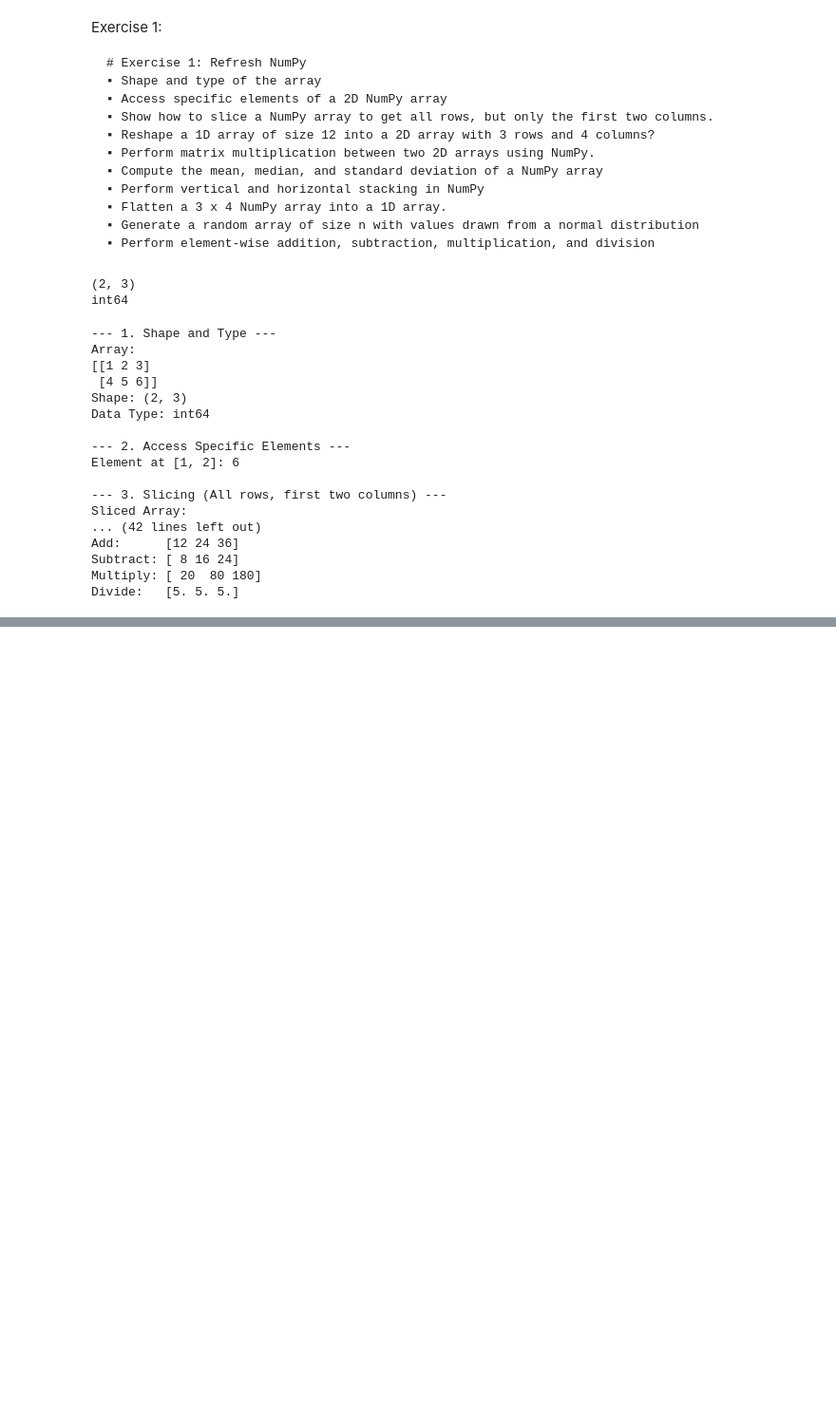
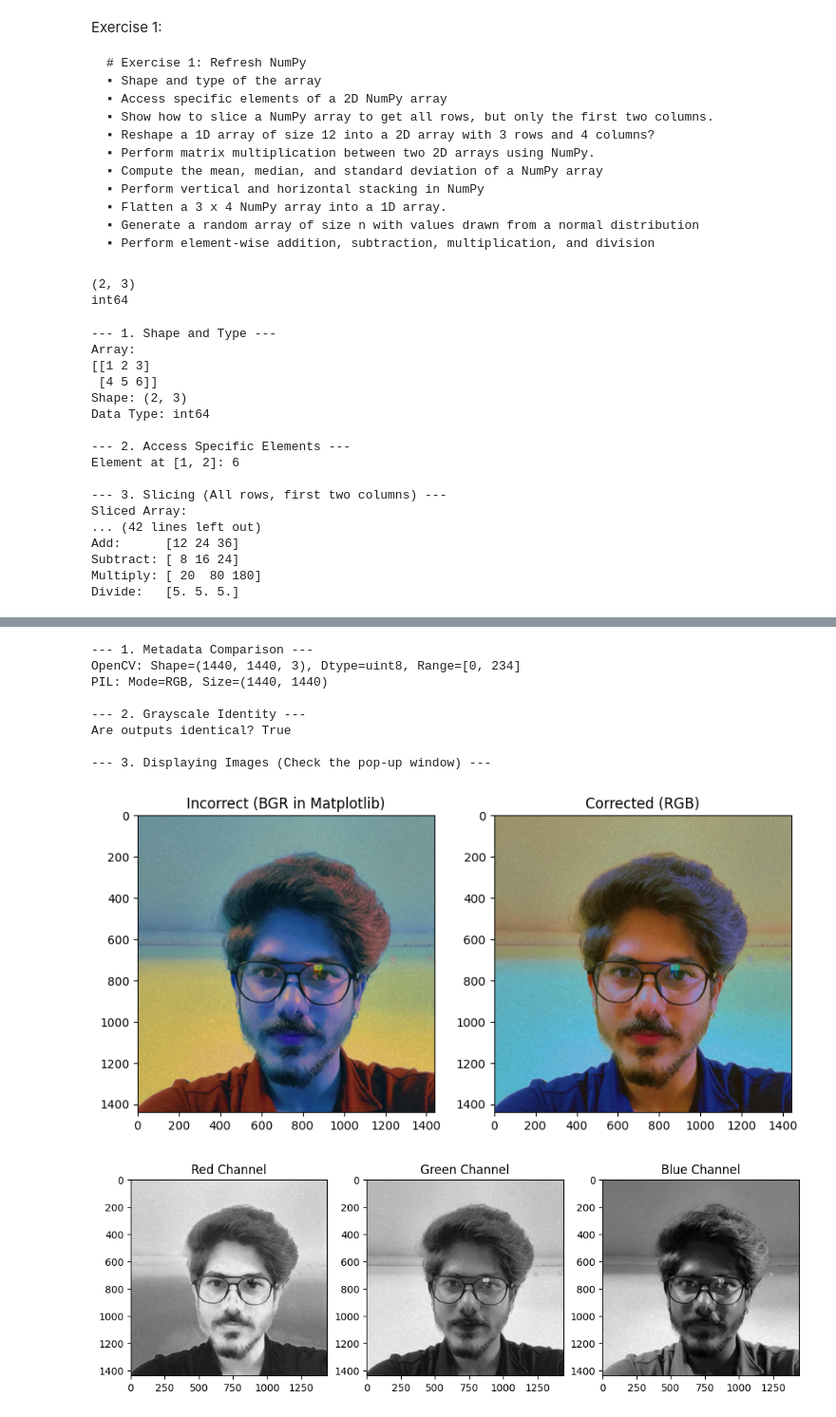
Before and after one commit to ChnssA/deep-learning-subject, a Jupyter notebook: deep_learning_labsheet_1_.ipynb, the cells around one changed output, grey strips where cells are left out. Shown at 95% size. Drawn from its saved outputs; the diff is of its cells as text; code cells hidden in the pictures; blank space fills up the shorter version.

```diff
--- a/deep_learning_labsheet_1_.ipynb
+++ b/deep_learning_labsheet_1_.ipynb
@@ -114,0 +227,77 @@ Divide:   [5. 5. 5.]
+# %%
+import cv2
+import numpy as np
+from PIL import Image
+import matplotlib.pyplot as plt
+# --- 1. Load Image using OpenCV and PIL ---
+img_path = '/content/profile image chnss.jpeg' # Ensure you have an image in your directory
+# OpenCV (Loads as BGR by default)
+cv_img = cv2.imread(img_path)
+# PIL (Loads as RGB by default)
+pil_img = Image.open(img_path)
+print("--- 1. Metadata Comparison ---")
+print(f"OpenCV: Shape={cv_img.shape}, Dtype={cv_img.dtype}, Range=[{cv_img.min()}, {cv_img.max()}]")
+print(f"PIL: Mode={pil_img.mode}, Size={pil_img.size}")
+# Differences: OpenCV uses BGR NumPy arrays; PIL uses its own image object (RGB).
+# --- 2. Grayscale Comparison ---
+cv_gray = cv2.cvtColor(cv_img, cv2.COLOR_BGR2GRAY)
+pil_gray = np.array(pil_img.convert('L'))
+identical = np.array_equal(cv_gray, pil_gray)
+print(f"\n--- 2. Grayscale Identity ---")
+print(f"Are outputs identical? {identical}")
+# --- 3. Matplotlib Display (The BGR vs RGB issue) ---
+print(f"\n--- 3. Displaying Images (Check the pop-up window) ---")
+img_rgb_corrected = cv2.cvtColor(cv_img, cv2.COLOR_BGR2RGB)
+plt.figure(figsize=(10, 5))
+plt.subplot(1, 2, 1)
+plt.imshow(cv_img) # Will look "blue"
+plt.title("Incorrect (BGR in Matplotlib)")
+plt.subplot(1, 2, 2)
+plt.imshow(img_rgb_corrected) # Will look correct
+plt.title("Corrected (RGB)")
+plt.show()
+# --- 4. Channel Splitting ---
+b, g, r = cv2.split(cv_img)
+channels = [r, g, b]
+titles = ['Red Channel', 'Green Channel', 'Blue Channel']
+plt.figure(figsize=(12, 4))
+for i in range(3):
+    plt.subplot(1, 3, i+1)
+    plt.imshow(channels[i], cmap='gray')
+    plt.title(titles[i])
+plt.show()
+# --- 5. RGB to HSV ---
+hsv_img = cv2.cvtColor(cv_img, cv2.COLOR_BGR2HSV)
+lower_blue = np.array([100, 50, 50])
+upper_blue = np.array([130, 255, 255])
+mask = cv2.inRange(hsv_img, lower_blue, upper_blue)
+print(f"\n--- 5. HSV Filtering ---")
+print("HSV is better because Hue (color) is separate from Value (brightness).")
+# --- 6. Resizing & Aspect Ratio ---
+distorted = cv2.resize(cv_img, (224, 224))
+h, w = cv_img.shape[:2]
+aspect = w / h
+new_h = 224
+new_w = int(new_h * aspect)
+resized_aspect = cv2.resize(cv_img, (new_w, new_h))
+print(f"\n--- 6. Resizing ---")
+print(f"Distorted Shape: {distorted.shape}")
+print(f"Aspect Preserved Shape: {resized_aspect.shape}")
+# --- 7. Normalization ---
+norm_1 = cv_img.astype(float) / 255.0
+norm_2 = norm_1 / 255.0 # Applying twice
+print(f"\n--- 7. Normalization ---")
+print(f"Single Norm Range: [{norm_1.min():.2f}, {norm_1.max():.2f}]")
+print(f"Double Norm Range: [{norm_2.min():.4f}, {norm_2.max():.4f}]")
+# Double normalization makes the image appear black as values approach 0.
+# %% [output]
+--- 1. Metadata Comparison ---
+OpenCV: Shape=(1440, 1440, 3), Dtype=uint8, Range=[0, 234]
+PIL: Mode=RGB, Size=(1440, 1440)
+
+--- 2. Grayscale Identity ---
+Are outputs identical? True
+
+--- 3. Displaying Images (Check the pop-up window) ---
+[figure, added]
+[figure, added]
```
Also changed, not shown: parts of 8 cells of this notebook.
